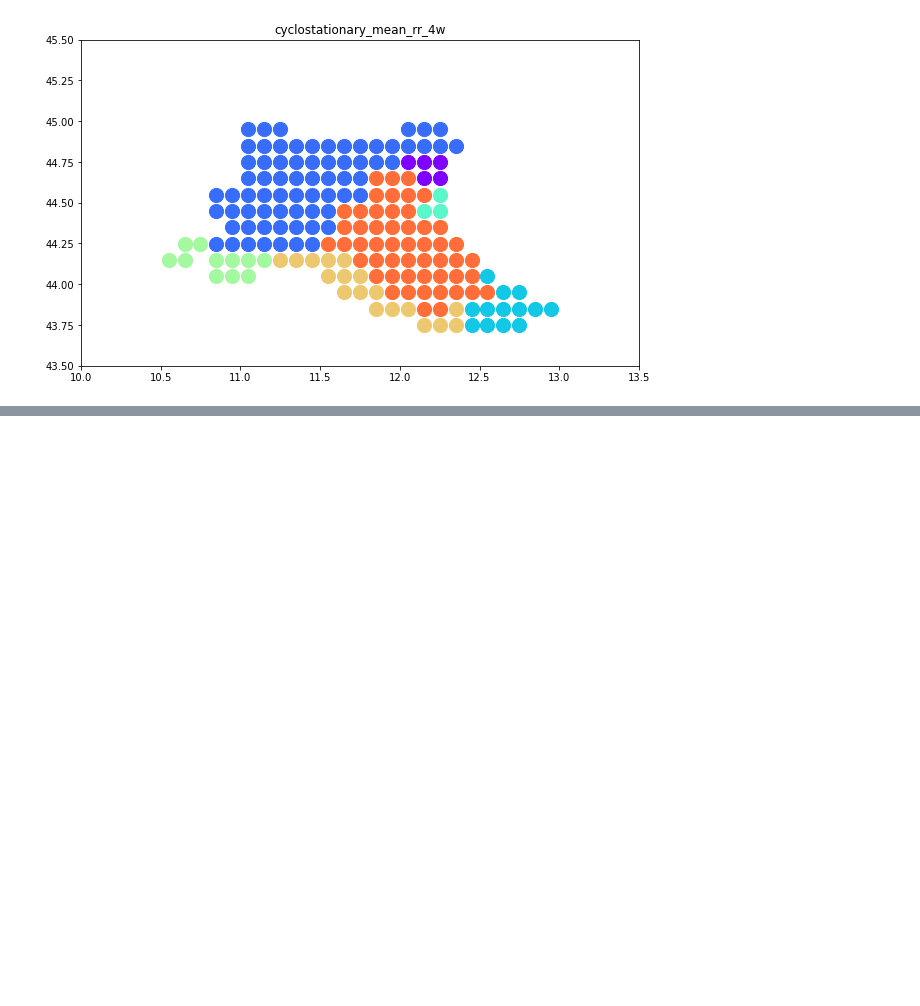
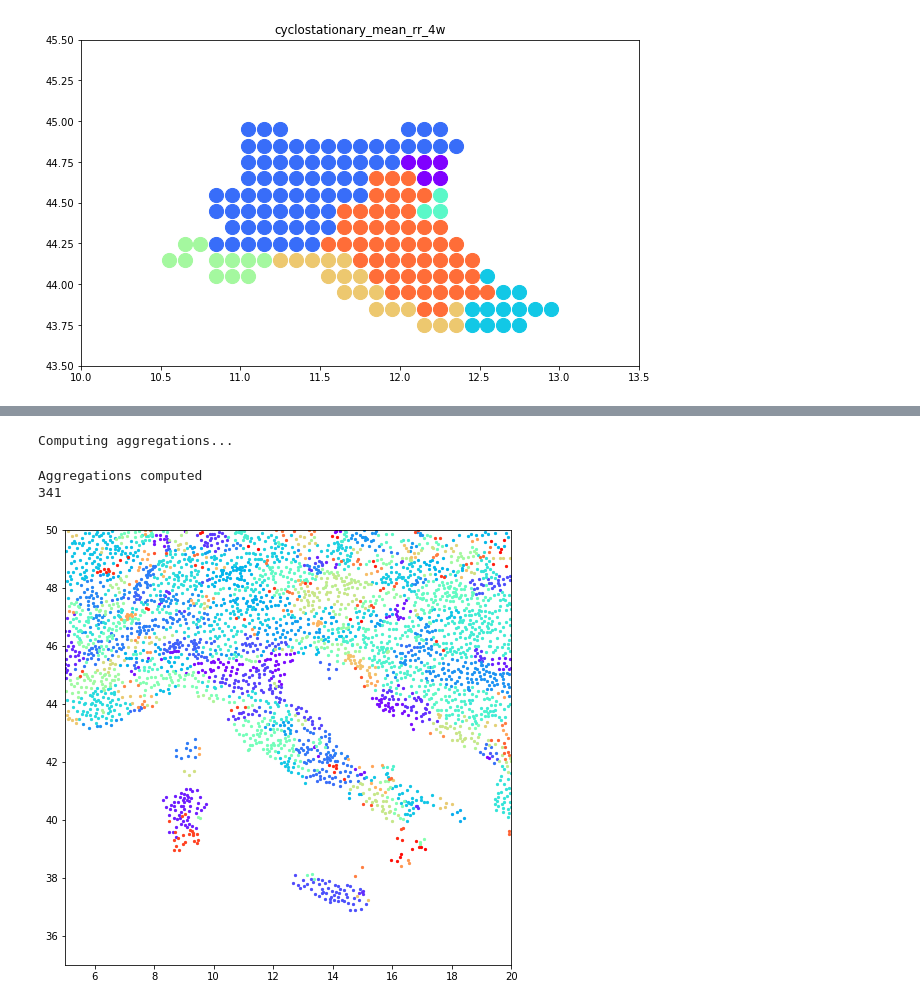
Before and after one commit to climateintelligence/Droughts, a Jupyter notebook: Andrés/notebooks/correlation_clustering.ipynb, the cells around one changed output, grey strips where cells are left out. Drawn from its saved outputs; the diff is of its cells as text; code cells hidden in the pictures; blank space fills up the shorter version.

```diff
--- a/Andrés/notebooks/correlation_clustering.ipynb
+++ b/Andrés/notebooks/correlation_clustering.ipynb
@@ -65,0 +141,9 @@ plot_clusters(output, xmin=10, xmax=13.5, ymin=43.5, ymax=45.5)
+# %%
+clusters_05_09n = CorrelationClustering(new_df, neighbors_05).compute_clusters(threshold=0.9)
+print(len(clusters_05_09n))
+plot_clusters(clusters_05_09n, figsize=(8,8), s=5, xmin=5, xmax=20, ymin=35, ymax=50)
+# %% [output]
+Computing aggregations...
+Aggregations computed
+341
+[figure, added]
```
Also changed, not shown: parts of 21 cells of this notebook, 4 other files.
